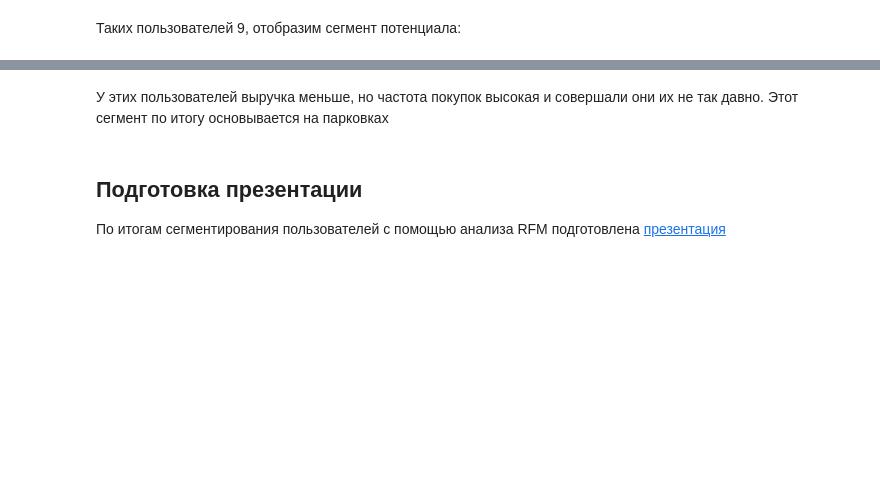
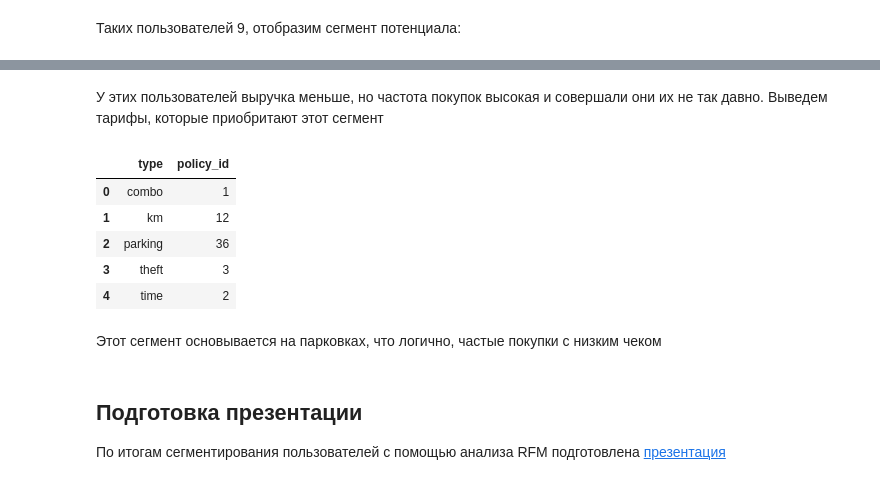
Before and after one commit to olyautrom/data_analyst_simble, a Jupyter notebook: 1_user_rfm/user_rfm.ipynb, the cells around one changed output, grey strips where cells are left out. Drawn from its saved outputs; the diff is of its cells as text; code cells hidden in the pictures; blank space fills up the shorter version.

```diff
--- a/1_user_rfm/user_rfm.ipynb
+++ b/1_user_rfm/user_rfm.ipynb
@@ -468,7 +468,19 @@ potential_table
 | 7 | 7000016212 | Ничипурук | 4 | app | 575.89 | LADA (ВАЗ) Vesta 2018 | 2023-09-20 13:52:18 |
 | 8 | 7000016546 | Бондарь | 4 | sber_web | 142.84 | LADA (ВАЗ) XRAY 2017 | 2023-09-19 11:13:43 |
 # %% [markdown]
-У этих пользователей выручка меньше, но частота покупок высокая и совершали они их не так давно. Этот сегмент по итогу основывается на парковках
+У этих пользователей выручка меньше, но частота покупок высокая и совершали они их не так давно. Выведем тарифы, которые приобритают этот сегмент
+# %%
+potential_list = list(potential["user_id"])
+data.query('user_id in @potential_list').groupby('type').agg({'policy_id': 'count'}).reset_index()
+# %% [output]
+|  | type | policy_id |
+| 0 | combo | 1 |
+| 1 | km | 12 |
+| 2 | parking | 36 |
+| 3 | theft | 3 |
+| 4 | time | 2 |
+# %% [markdown]
+Этот сегмент основывается на парковках, что логично, частые покупки с низким чеком
 # %% [markdown]
 ## Подготовка презентации
 
```
Also changed, not shown: parts of 1 cell of this notebook, 3 other files.
